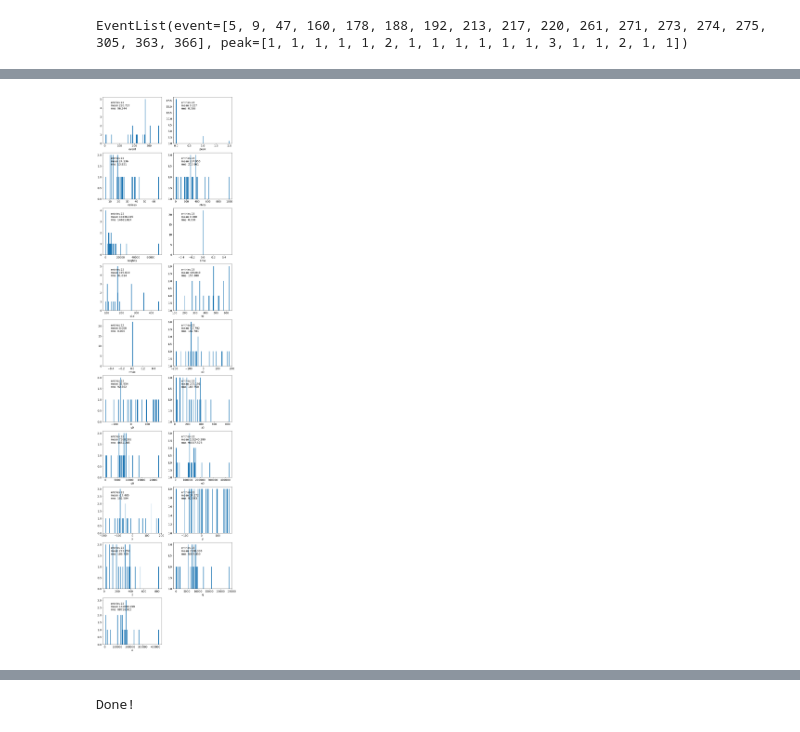
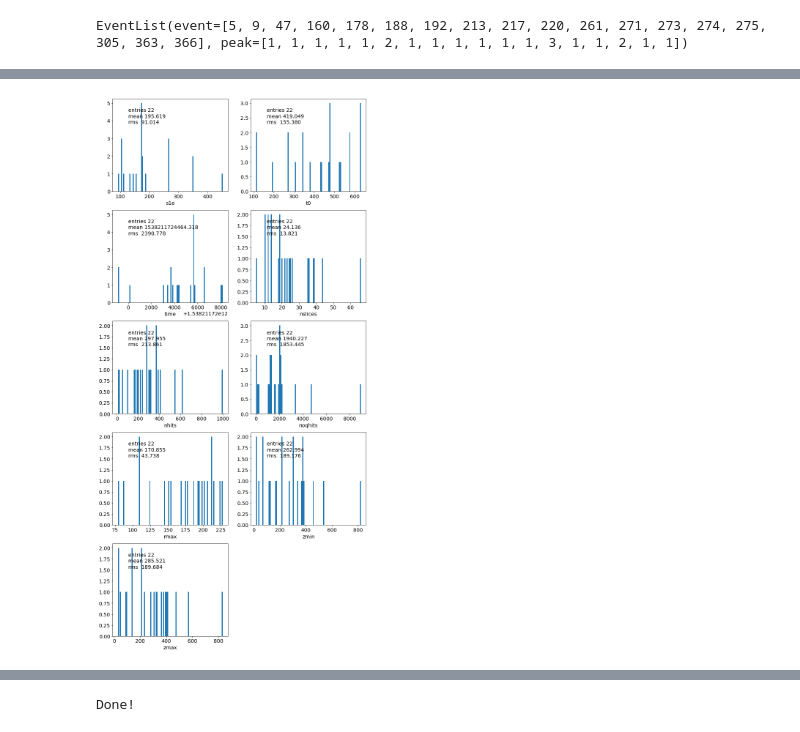
Before and after one commit to jahernando/CsThNB, a Jupyter notebook: JAH/pmaps_table_fast_example.ipynb, the cells around one changed output, grey strips where cells are left out. Cells and saved outputs as stored; diff of their text form; code cells hidden in the pictures.

```diff
--- a/JAH/pmaps_table_fast_example.ipynb
+++ b/JAH/pmaps_table_fast_example.ipynb
@@ -106,4 +154,5 @@ total number of peaks  22
-# %%
-hpplot.plot_var(edf, hptab.edf_names, 100)
-# %% [output]
-[figure, removed]
+# %%
+vars =  ['s1e', 't0', 'time', 'nslices', 'nhits', 'noqhits', 'rmax', 'zmin', 'zmax']
+hpplot.plot_var(edf, vars, 100)
+# %% [output]
+[figure, added]
```
Also changed, not shown: parts of 22 cells of this notebook.
